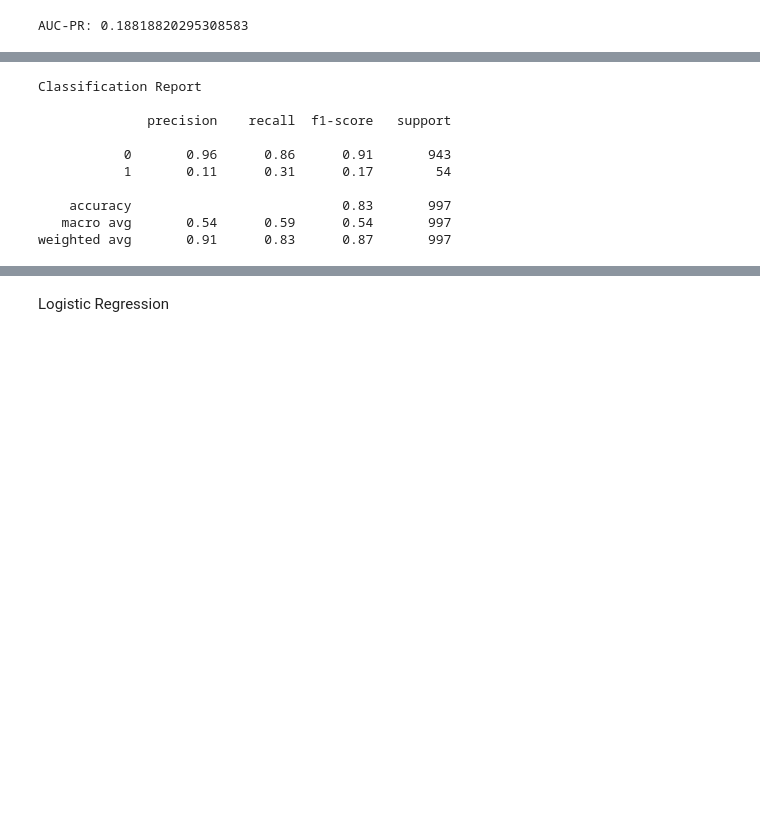
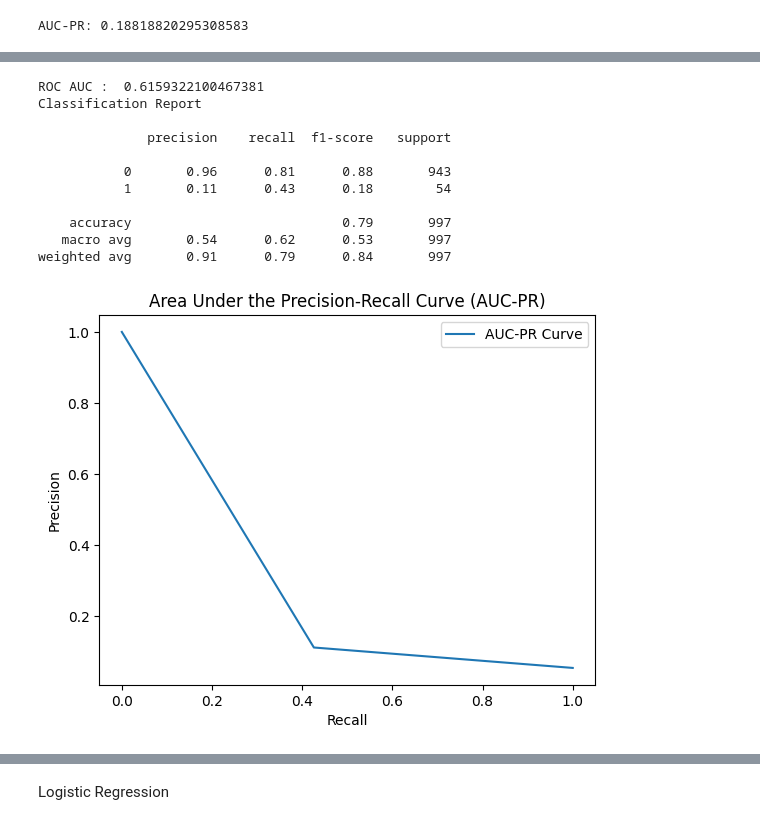
Before and after one commit to PaloMoshoeshoe/Stroke-prediction, a Jupyter notebook: Stroke.ipynb, the cells around one changed output, grey strips where cells are left out. Cells and saved outputs as stored; diff of their text form; code cells hidden in the pictures; blank space fills up the shorter version.

```diff
--- a/Stroke.ipynb
+++ b/Stroke.ipynb
@@ -378,16 +418,28 @@ precision_NN = precision_score(y_test, y_pred_NN)
 recall_NN = recall_score(y_test, y_pred_NN)
 fscore_NN = f1_score(y_test, y_pred_NN)
 auc_NN = roc_auc_score(y_test, y_pred_NN)
-
+print('ROC AUC : ',auc_NN)
 print(f'Classification Report \n\n{classification_report(y_test, y_pred_NN)}')
 # %% [output]
+ROC AUC :  0.6159322100467381
 Classification Report
 
               precision    recall  f1-score   support
 
-           0       0.96      0.86      0.91       943
-           1       0.11      0.31      0.17        54
+           0       0.96      0.81      0.88       943
+           1       0.11      0.43      0.18        54
 
-    accuracy                           0.83       997
-   macro avg       0.54      0.59      0.54       997
-weighted avg       0.91      0.83      0.87       997
+    accuracy                           0.79       997
+   macro avg       0.54      0.62      0.53       997
+weighted avg       0.91      0.79      0.84       997
+# %%
+# Plot AUC-PR curve
+NN_precision, NN_recall, _ = precision_recall_curve(y_test, y_pred_NN)
+plt.plot(NN_recall, NN_precision, label='AUC-PR Curve')
+plt.xlabel('Recall')
+plt.ylabel('Precision')
+plt.title('Area Under the Precision-Recall Curve (AUC-PR)')
+plt.legend()
+plt.show()
+# %% [output]
+[figure, added]
```
Also changed, not shown: parts of 50 cells of this notebook.
